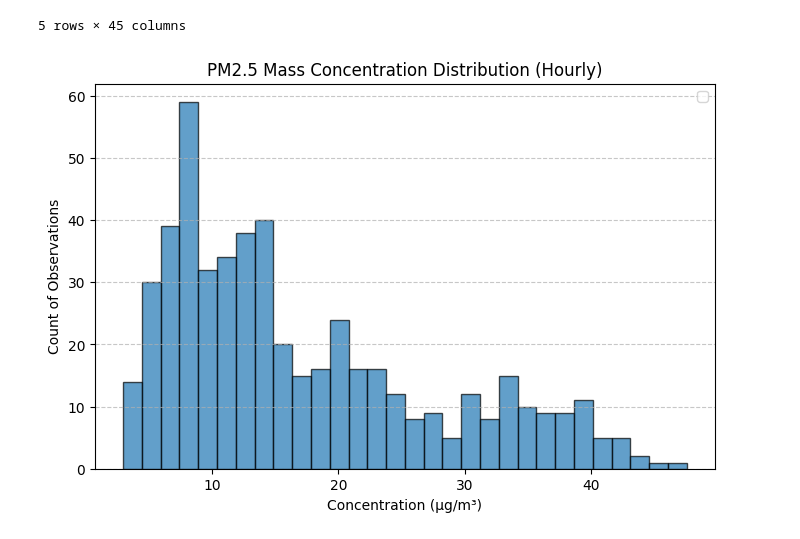
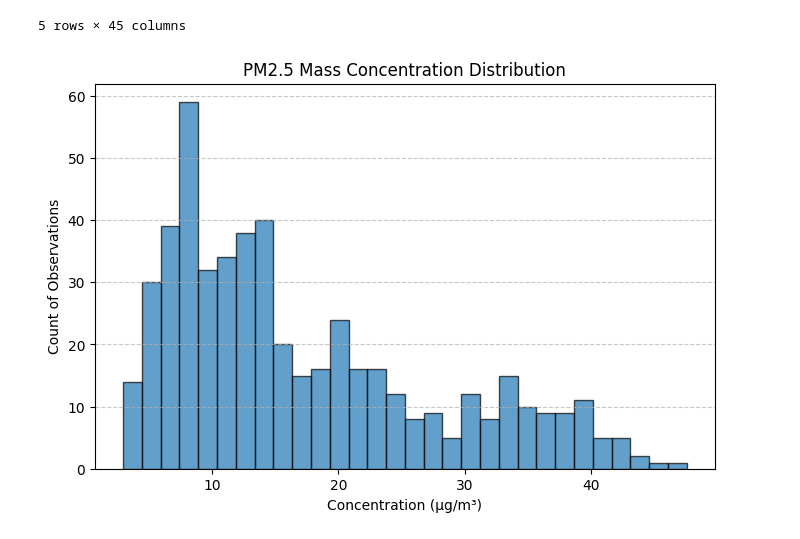
Before and after one commit to hyen0322/Data, a Jupyter notebook: PM2.5 Histogram.ipynb, the cells around one changed output. Drawn from its saved outputs; the diff is of its cells as text; code cells hidden in the pictures.

```diff
--- a/PM2.5 Histogram.ipynb
+++ b/PM2.5 Histogram.ipynb
@@ -32,15 +32,15 @@ for metal in metal_cols:
     df_clean[metal] = pd.to_numeric(df_clean[metal], errors='coerce')
 
 # 음수값 Nah 처리
-df_clean[pm25_col] = df_clean[pm25_col].apply(lambda x: x if x >= 0 else None)
+df_clean[pm25_col] = df_clean[pm25_col].apply(lambda x: x if x >= 0 else np.nan)
 for metal in metal_cols:
-    df_clean[metal] = df_clean[metal].apply(lambda x: x if x >= 0 else None)
+    df_clean[metal] = df_clean[metal].apply(lambda x: x if x >= 0 else np.nan)
 
 # 극단값 처리 (평균 ± 3표준편차)
 for col in [pm25_col] + metal_cols:
     mean_val = df_clean[col].mean()
     std_val = df_clean[col].std()
-    df_clean[col] = df_clean[col].apply(lambda x: x if (mean_val - 3*std_val <= x <= mean_val + 3*std_val) else None)
+    df_clean[col] = df_clean[col].apply(lambda x: x if (mean_val - 3*std_val <= x <= mean_val + 3*std_val) else np.nan)
 
 df_clean.head()
 # %% [output]
@@ -53,18 +53,15 @@ df_clean.head()
 | 2025-01-10 15:00:00 | 2025-01-10 16:00:00 | 2025-01-10 16:00:00 | 0 | 2920.0 | 0x0000000000000000 | 0x0000000000000000 | 6.2 | 6.26 | ... |
 5 rows × 45 columns
 # %%
-import numpy as np
-
-data = df['Conc(ug/m3)'].dropna()
+# 히스토그램 그리기
+pm25_data = df_clean[pm25_col].dropna()
 
 plt.figure(figsize=(8,5))
-n, bins, patches = plt.hist(data[data >= 0], bins=30, edgecolor='black', alpha=0.7)  # 음수 제거 후 bins=30
-
-plt.title('PM2.5 Mass Concentration Distribution (Hourly)')
+plt.hist(pm25_data, bins=30, edgecolor='black', alpha=0.7)
+plt.title('PM2.5 Mass Concentration Distribution')
 plt.xlabel('Concentration (µg/m³)')
 plt.ylabel('Count of Observations')
 plt.grid(axis='y', linestyle='--', alpha=0.7)
-plt.legend()
 plt.show()
 # %% [output]
-[figure, old version]
+[figure, new version]
```
Also changed, not shown: parts of 8 cells of this notebook.
